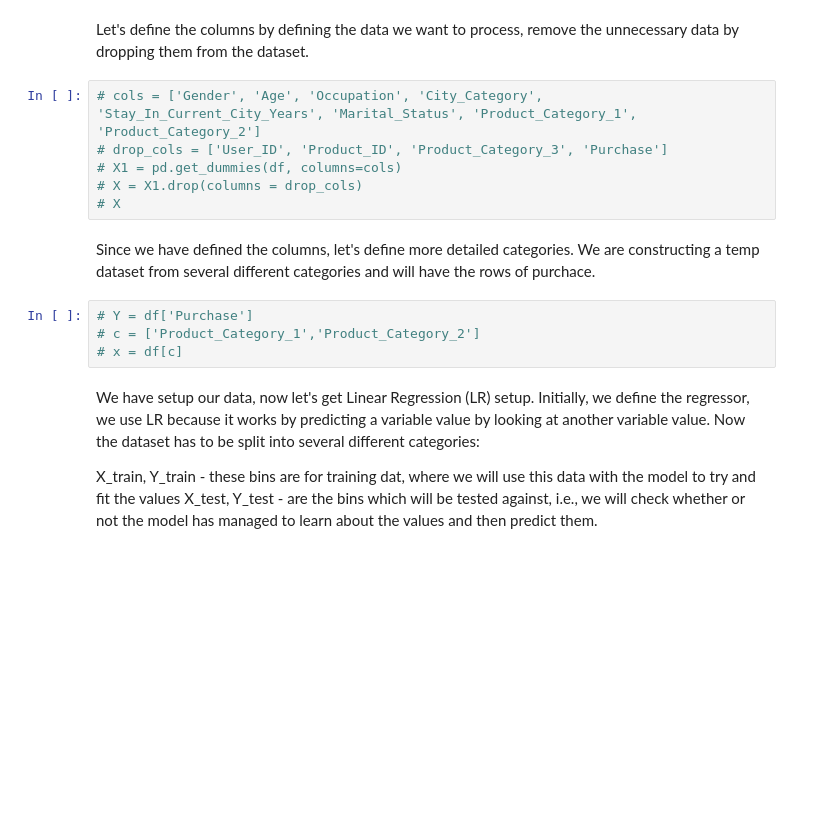
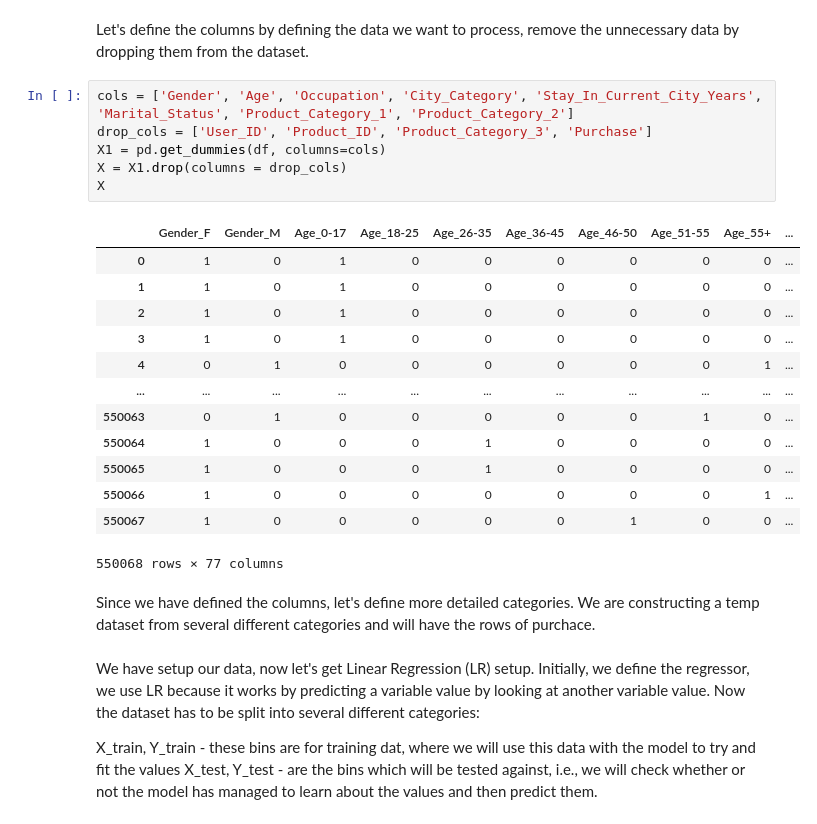
Before and after one commit to gelmisb/Modelling-using-text-mining-algorithms, a Jupyter notebook: Sales_analysis.ipynb, the cells around one changed output. Cells and saved outputs as stored; diff of their text form; blank space fills up the shorter version.

```diff
--- a/Sales_analysis.ipynb
+++ b/Sales_analysis.ipynb
@@ -183,18 +183,28 @@ import math
 # %% [markdown]
 Let's define the columns by defining the data we want to process, remove the unnecessary data by dropping them from the dataset.
 # %%
-# cols = ['Gender', 'Age', 'Occupation', 'City_Category', 'Stay_In_Current_City_Years', 'Marital_Status', 'Product_Category_1', 'Product_Category_2']
-# drop_cols = ['User_ID', 'Product_ID', 'Product_Category_3', 'Purchase']
-# X1 = pd.get_dummies(df, columns=cols)
-# X = X1.drop(columns = drop_cols)
-# X
+cols = ['Gender', 'Age', 'Occupation', 'City_Category', 'Stay_In_Current_City_Years', 'Marital_Status', 'Product_Category_1', 'Product_Category_2']
+drop_cols = ['User_ID', 'Product_ID', 'Product_Category_3', 'Purchase']
+X1 = pd.get_dummies(df, columns=cols)
+X = X1.drop(columns = drop_cols)
+X
+# %% [output]
+|  | Gender_F | Gender_M | Age_0-17 | Age_18-25 | Age_26-35 | Age_36-45 | Age_46-50 | Age_51-55 | Age_55+ | ... |
+| 0 | 1 | 0 | 1 | 0 | 0 | 0 | 0 | 0 | 0 | ... |
+| 1 | 1 | 0 | 1 | 0 | 0 | 0 | 0 | 0 | 0 | ... |
+| 2 | 1 | 0 | 1 | 0 | 0 | 0 | 0 | 0 | 0 | ... |
+| 3 | 1 | 0 | 1 | 0 | 0 | 0 | 0 | 0 | 0 | ... |
+| 4 | 0 | 1 | 0 | 0 | 0 | 0 | 0 | 0 | 1 | ... |
+| ... | ... | ... | ... | ... | ... | ... | ... | ... | ... | ... |
+| 550063 | 0 | 1 | 0 | 0 | 0 | 0 | 0 | 1 | 0 | ... |
+| 550064 | 1 | 0 | 0 | 0 | 1 | 0 | 0 | 0 | 0 | ... |
+| 550065 | 1 | 0 | 0 | 0 | 1 | 0 | 0 | 0 | 0 | ... |
+| 550066 | 1 | 0 | 0 | 0 | 0 | 0 | 0 | 0 | 1 | ... |
+| 550067 | 1 | 0 | 0 | 0 | 0 | 0 | 1 | 0 | 0 | ... |
+550068 rows × 77 columns
 # %% [markdown]
 Since we have defined the columns, let's define more detailed categories.
 We are constructing a temp dataset from several different categories and will have the rows of purchace.
-# %%
-# Y = df['Purchase']
-# c = ['Product_Category_1','Product_Category_2']
-# x = df[c]
 # %% [markdown]
 We have setup our data, now let's get Linear Regression (LR) setup.
 Initially, we define the regressor, we use LR because it works by predicting a variable value by looking at another variable value.
```
Also changed, not shown: parts of 10 cells of this notebook.
